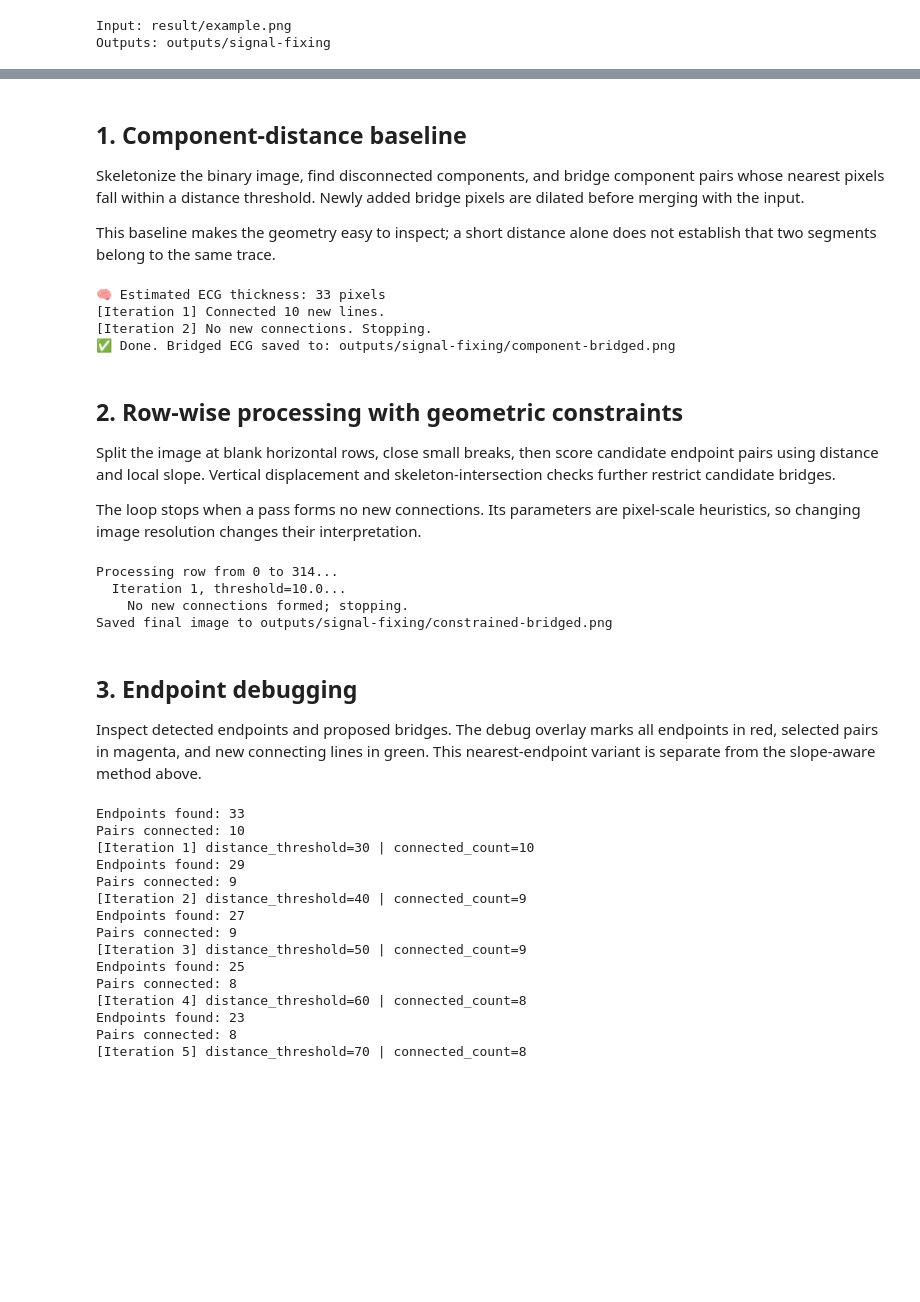
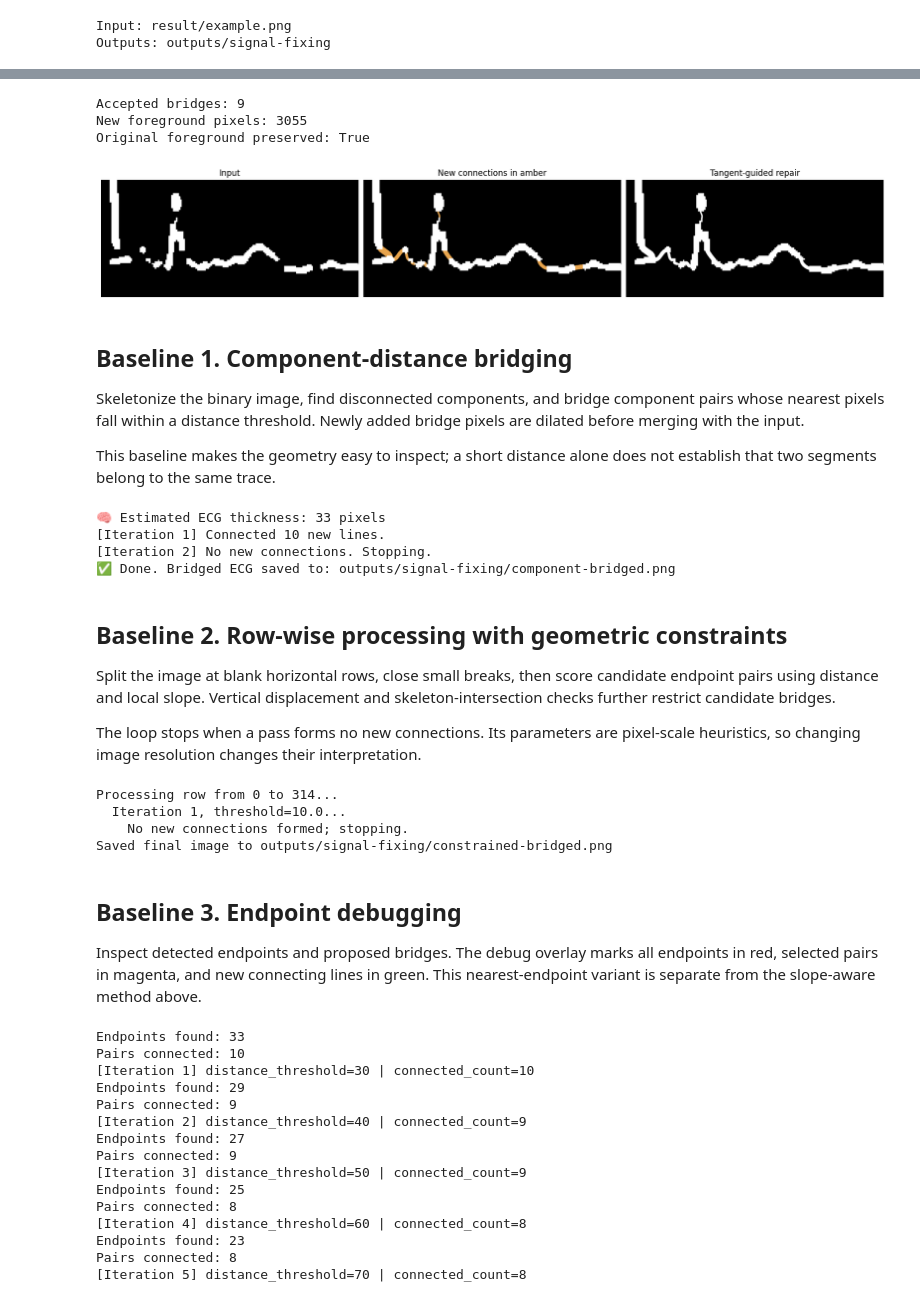
Before and after one commit to niccChen/digitize-ekg, a Jupyter notebook: signal_fixing.ipynb, the cells around one changed output, grey strips where cells are left out. Saved outputs shown, nothing was run; the diff lists cells and outputs as text; code cells hidden in the pictures; blank space fills up the shorter version.

Commit message:
Repair ECG gaps with local tangents and width-aware connections

```diff
--- a/signal_fixing.ipynb
+++ b/signal_fixing.ipynb
@@ -28,5 +34,36 @@ Outputs: outputs/signal-fixing
+# %%
+import json
+from ecg_reconstruction import repair_trace
+
+binary_input = cv2.imread(str(INPUT_IMAGE), cv2.IMREAD_GRAYSCALE) > 127
+repaired = repair_trace(binary_input, max_gap=65, tangent_span=15)
+cv2.imwrite(str(OUTPUT_DIR / "tangent-bridged.png"), repaired.image)
+cv2.imwrite(str(OUTPUT_DIR / "tangent-added.png"), repaired.added)
+cv2.imwrite(str(OUTPUT_DIR / "tangent-skeleton.png"), repaired.skeleton)
+(OUTPUT_DIR / "tangent-bridges.json").write_text(json.dumps(repaired.bridges, indent=2) + "\n")
+print(f"Accepted bridges: {len(repaired.bridges)}")
+print(f"New foreground pixels: {np.count_nonzero(repaired.added)}")
+print(f"Original foreground preserved: {np.all(repaired.image[binary_input] == 255)}")
+# %% [output]
+Accepted bridges: 9
+New foreground pixels: 3055
+Original foreground preserved: True
+# %%
+import matplotlib.pyplot as plt
+
+overlay = cv2.cvtColor(binary_input.astype(np.uint8) * 255, cv2.COLOR_GRAY2RGB)
+overlay[repaired.added > 0] = [232, 164, 76]
+fig, axes = plt.subplots(1, 3, figsize=(16, 4), constrained_layout=True)
+for ax, image, title in zip(axes, [binary_input, overlay, repaired.image],
+                           ["Input", "New connections in amber", "Tangent-guided repair"]):
+    ax.imshow(image, cmap="gray", vmin=0, vmax=255 if image.dtype != bool else 1)
+    ax.set_title(title)
+    ax.axis("off")
+plt.show()
+# %% [output]
+[figure, added]
 # %% [markdown]
-## 1. Component-distance baseline
+## Baseline 1. Component-distance bridging
 
 Skeletonize the binary image, find disconnected components, and bridge component pairs whose nearest pixels fall within a distance threshold. Newly added bridge pixels are dilated before merging with the input.
 
@@ -167,7 +204,7 @@ if __name__ == "__main__":
 [Iteration 2] No new connections. Stopping.
 ✅ Done. Bridged ECG saved to: outputs/signal-fixing/component-bridged.png
 # %% [markdown]
-## 2. Row-wise processing with geometric constraints
+## Baseline 2. Row-wise processing with geometric constraints
 
 Split the image at blank horizontal rows, close small breaks, then score candidate endpoint pairs using distance and local slope. Vertical displacement and skeleton-intersection checks further restrict candidate bridges.
 
@@ -509,7 +546,7 @@ Processing row from 0 to 314...
     No new connections formed; stopping.
 Saved final image to outputs/signal-fixing/constrained-bridged.png
 # %% [markdown]
-## 3. Endpoint debugging
+## Baseline 3. Endpoint debugging
 
 Inspect detected endpoints and proposed bridges. The debug overlay marks all endpoints in red, selected pairs in magenta, and new connecting lines in green. This nearest-endpoint variant is separate from the slope-aware method above.
 # %%
```
Also changed, not shown: parts of 3 cells of this notebook, 20 other files.
